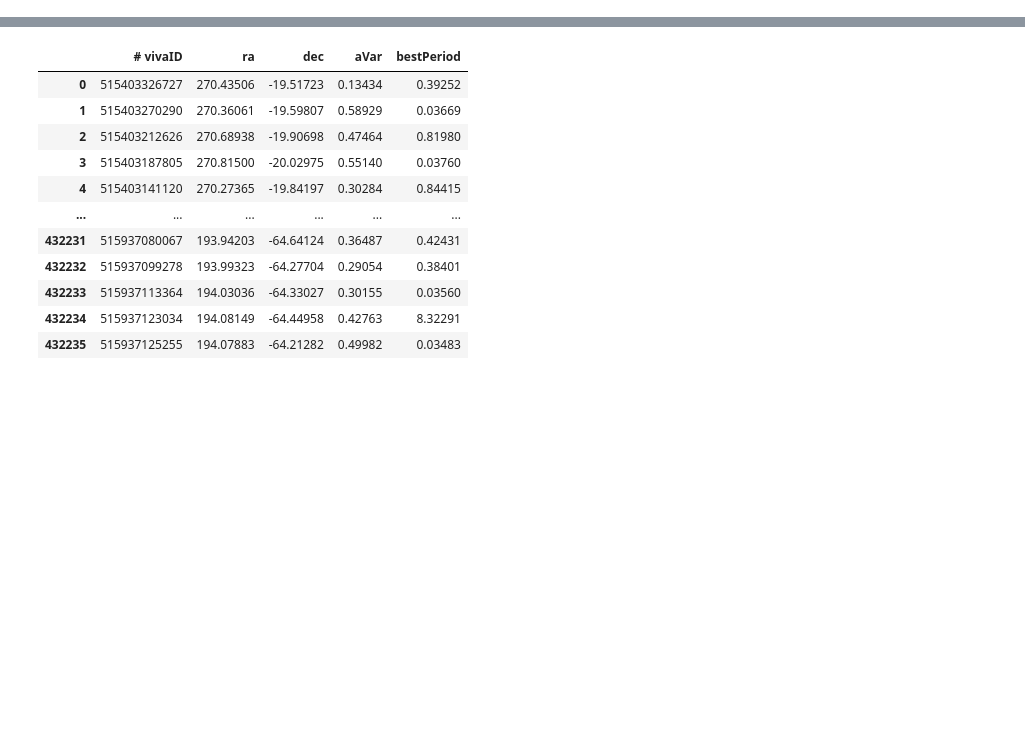
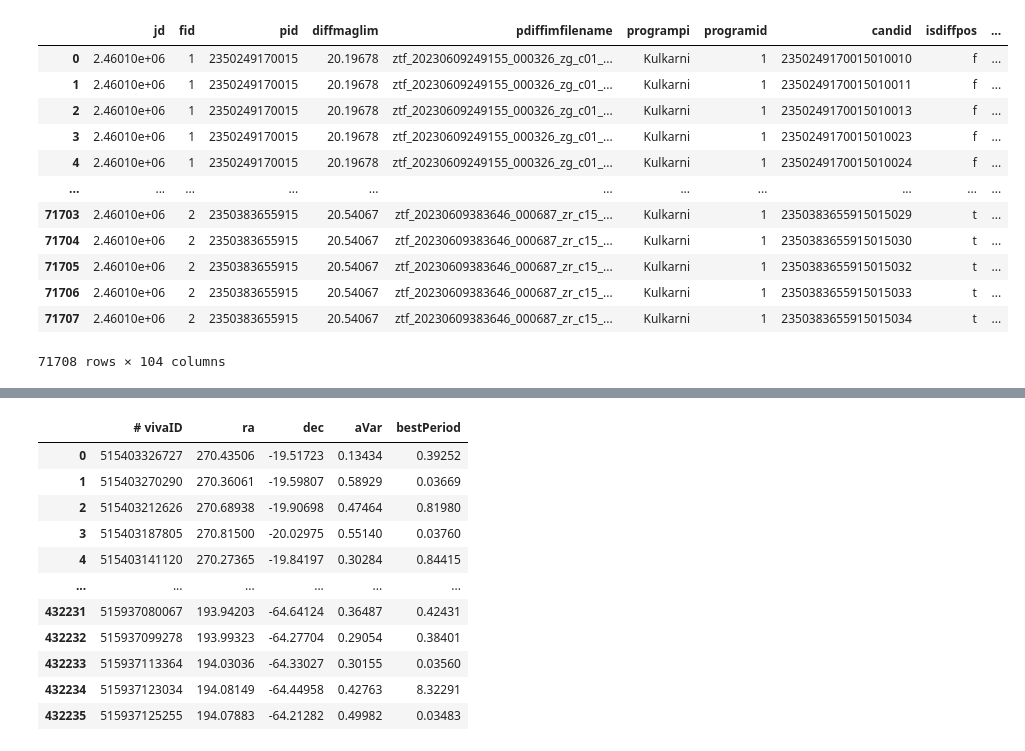
Before and after one commit to robertdstein/snowshovel, a Jupyter notebook: notebooks/readvariablestar.ipynb, the cells around one changed output, grey strips where cells are left out. Cells and saved outputs as stored; diff of their text form; code cells hidden in the pictures; blank space fills up the shorter version.

```diff
--- a/notebooks/readvariablestar.ipynb
+++ b/notebooks/readvariablestar.ipynb
@@ -33 +22,24 @@ alerts_df = parse_alerts(data_dir=data_dir, n_to_read=n_to_read)
+# %%
+#this takes the longest actually
+pd.set_option('display.max_columns', None)
+## Set the number of alerts to read (total number is 71708 oh god)
+n_to_read = 71708
+alerts_df = parse_alerts(data_dir=data_dir, n_to_read=n_to_read)
+
+#(to print it if needed)
+alerts_df
+# %% [output]
+|  | jd | fid | pid | diffmaglim | pdiffimfilename | programpi | programid | candid | isdiffpos | ... |
+| 0 | 2.46010e+06 | 1 | 2350249170015 | 20.19678 | ztf_20230609249155_000326_zg_c01_... | Kulkarni | 1 | 2350249170015010010 | f | ... |
+| 1 | 2.46010e+06 | 1 | 2350249170015 | 20.19678 | ztf_20230609249155_000326_zg_c01_... | Kulkarni | 1 | 2350249170015010011 | f | ... |
+| 2 | 2.46010e+06 | 1 | 2350249170015 | 20.19678 | ztf_20230609249155_000326_zg_c01_... | Kulkarni | 1 | 2350249170015010013 | f | ... |
+| 3 | 2.46010e+06 | 1 | 2350249170015 | 20.19678 | ztf_20230609249155_000326_zg_c01_... | Kulkarni | 1 | 2350249170015010023 | f | ... |
+| 4 | 2.46010e+06 | 1 | 2350249170015 | 20.19678 | ztf_20230609249155_000326_zg_c01_... | Kulkarni | 1 | 2350249170015010024 | f | ... |
+| ... | ... | ... | ... | ... | ... | ... | ... | ... | ... | ... |
+| 71703 | 2.46010e+06 | 2 | 2350383655915 | 20.54067 | ztf_20230609383646_000687_zr_c15_... | Kulkarni | 1 | 2350383655915015029 | t | ... |
+| 71704 | 2.46010e+06 | 2 | 2350383655915 | 20.54067 | ztf_20230609383646_000687_zr_c15_... | Kulkarni | 1 | 2350383655915015030 | t | ... |
+| 71705 | 2.46010e+06 | 2 | 2350383655915 | 20.54067 | ztf_20230609383646_000687_zr_c15_... | Kulkarni | 1 | 2350383655915015032 | t | ... |
+| 71706 | 2.46010e+06 | 2 | 2350383655915 | 20.54067 | ztf_20230609383646_000687_zr_c15_... | Kulkarni | 1 | 2350383655915015033 | t | ... |
+| 71707 | 2.46010e+06 | 2 | 2350383655915 | 20.54067 | ztf_20230609383646_000687_zr_c15_... | Kulkarni | 1 | 2350383655915015034 | t | ... |
+71708 rows × 104 columns
 # %%
```
Also changed, not shown: parts of 23 cells of this notebook.
